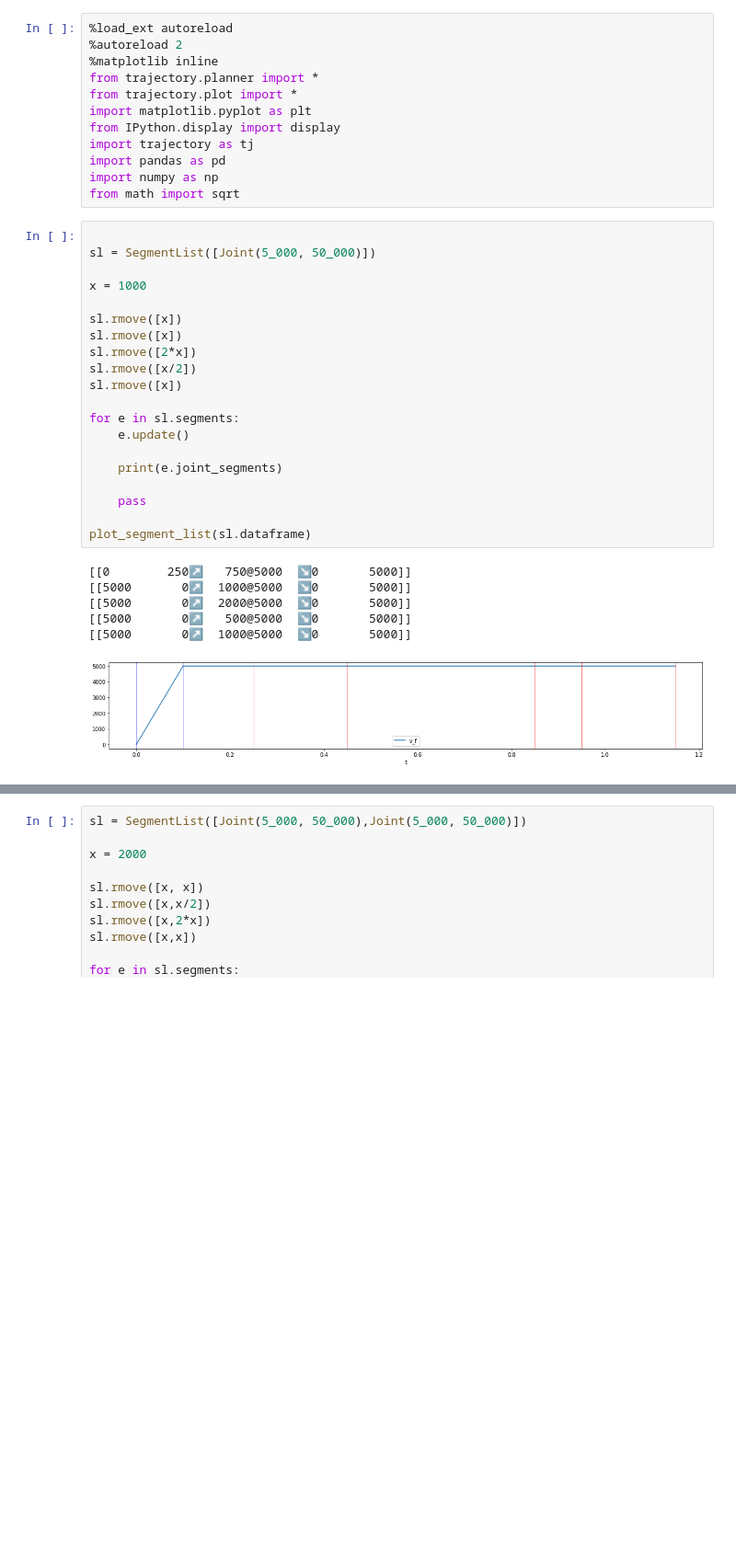
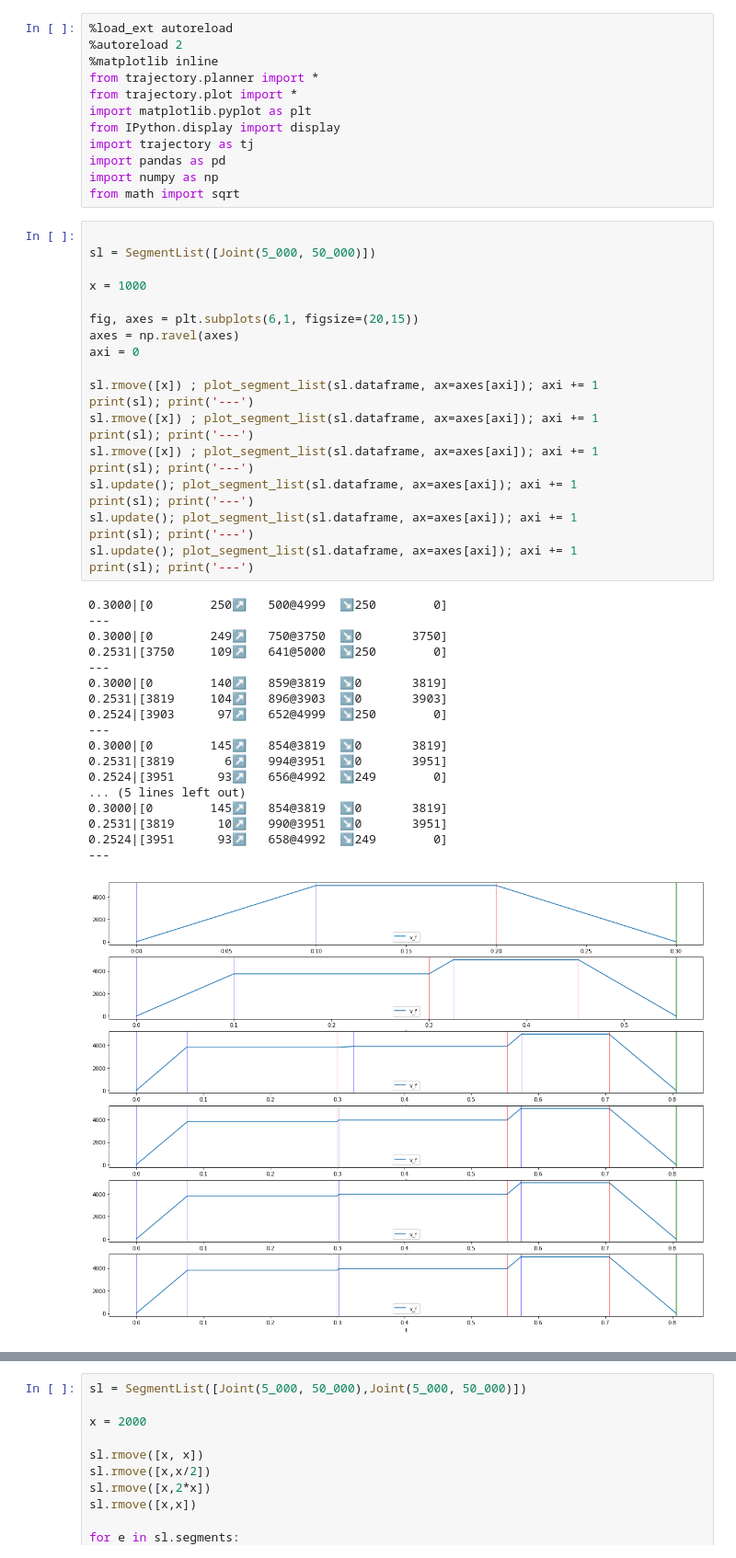
Before and after one commit to Busboombot/trajectory, a Jupyter notebook: design/Notebooks/JITTrajectory.ipynb, the cells around one changed output, grey strips where cells are left out. Shown at 92% size. Drawn from its saved outputs; the diff is of its cells as text; blank space fills up the shorter version.

```diff
--- a/design/Notebooks/JITTrajectory.ipynb
+++ b/design/Notebooks/JITTrajectory.ipynb
@@ -15,30 +15,44 @@ from math import sqrt
 # %%
 
 sl = SegmentList([Joint(5_000, 50_000)])
 
 x = 1000
 
-sl.rmove([x])
-sl.rmove([x])
-sl.rmove([2*x])
-sl.rmove([x/2])
-sl.rmove([x])
+fig, axes = plt.subplots(6,1, figsize=(20,15))
+axes = np.ravel(axes)
+axi = 0
 
-for e in sl.segments:
-    e.update()
-
-    print(e.joint_segments)
-
-    pass
-
-plot_segment_list(sl.dataframe)
+sl.rmove([x]) ; plot_segment_list(sl.dataframe, ax=axes[axi]); axi += 1
+print(sl); print('---')
+sl.rmove([x]) ; plot_segment_list(sl.dataframe, ax=axes[axi]); axi += 1
+print(sl); print('---')
+sl.rmove([x]) ; plot_segment_list(sl.dataframe, ax=axes[axi]); axi += 1
+print(sl); print('---')
+sl.update(); plot_segment_list(sl.dataframe, ax=axes[axi]); axi += 1
+print(sl); print('---')
+sl.update(); plot_segment_list(sl.dataframe, ax=axes[axi]); axi += 1
+print(sl); print('---')
+sl.update(); plot_segment_list(sl.dataframe, ax=axes[axi]); axi += 1
+print(sl); print('---')
 # %% [output]
-[[0        250↗   750@5000  ↘0       5000]]
-[[5000       0↗  1000@5000  ↘0       5000]]
-[[5000       0↗  2000@5000  ↘0       5000]]
-[[5000       0↗   500@5000  ↘0       5000]]
-[[5000       0↗  1000@5000  ↘0       5000]]
+0.3000|[0        250↗   500@4999  ↘250        0]
+---
+0.3000|[0        249↗   750@3750  ↘0       3750]
+0.2531|[3750     109↗   641@5000  ↘250        0]
+---
+0.3000|[0        140↗   859@3819  ↘0       3819]
+0.2531|[3819     104↗   896@3903  ↘0       3903]
+0.2524|[3903      97↗   652@4999  ↘250        0]
+---
+0.3000|[0        145↗   854@3819  ↘0       3819]
+0.2531|[3819       6↗   994@3951  ↘0       3951]
+0.2524|[3951      93↗   656@4992  ↘249        0]
+... (5 lines left out)
+0.3000|[0        145↗   854@3819  ↘0       3819]
+0.2531|[3819      10↗   990@3951  ↘0       3951]
+0.2524|[3951      93↗   658@4992  ↘249        0]
+---
-[figure, old version]
+[figure, new version]
 # %%
 sl = SegmentList([Joint(5_000, 50_000),Joint(5_000, 50_000)])
 
```
Also changed, not shown: parts of 8 cells of this notebook, 2 other files.
